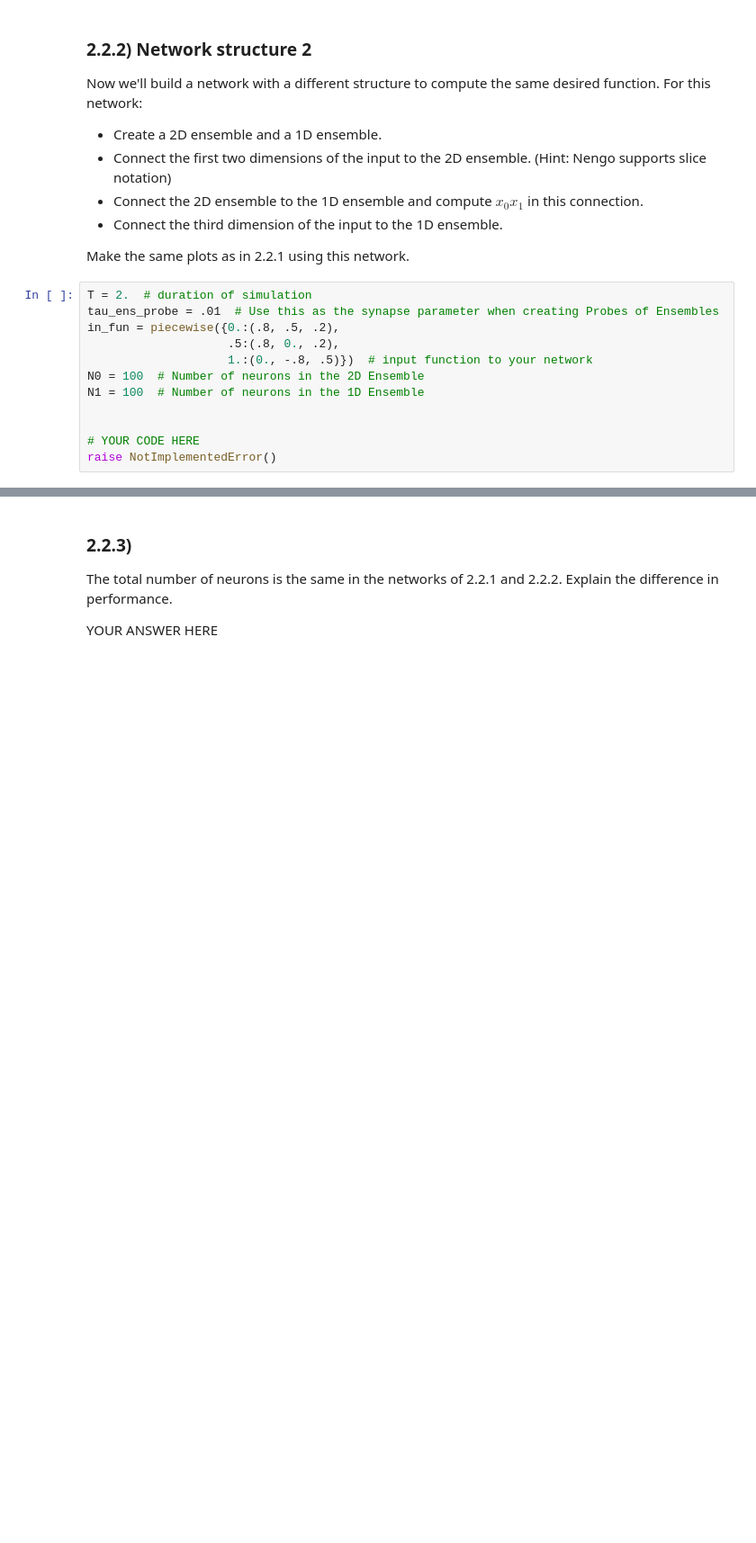
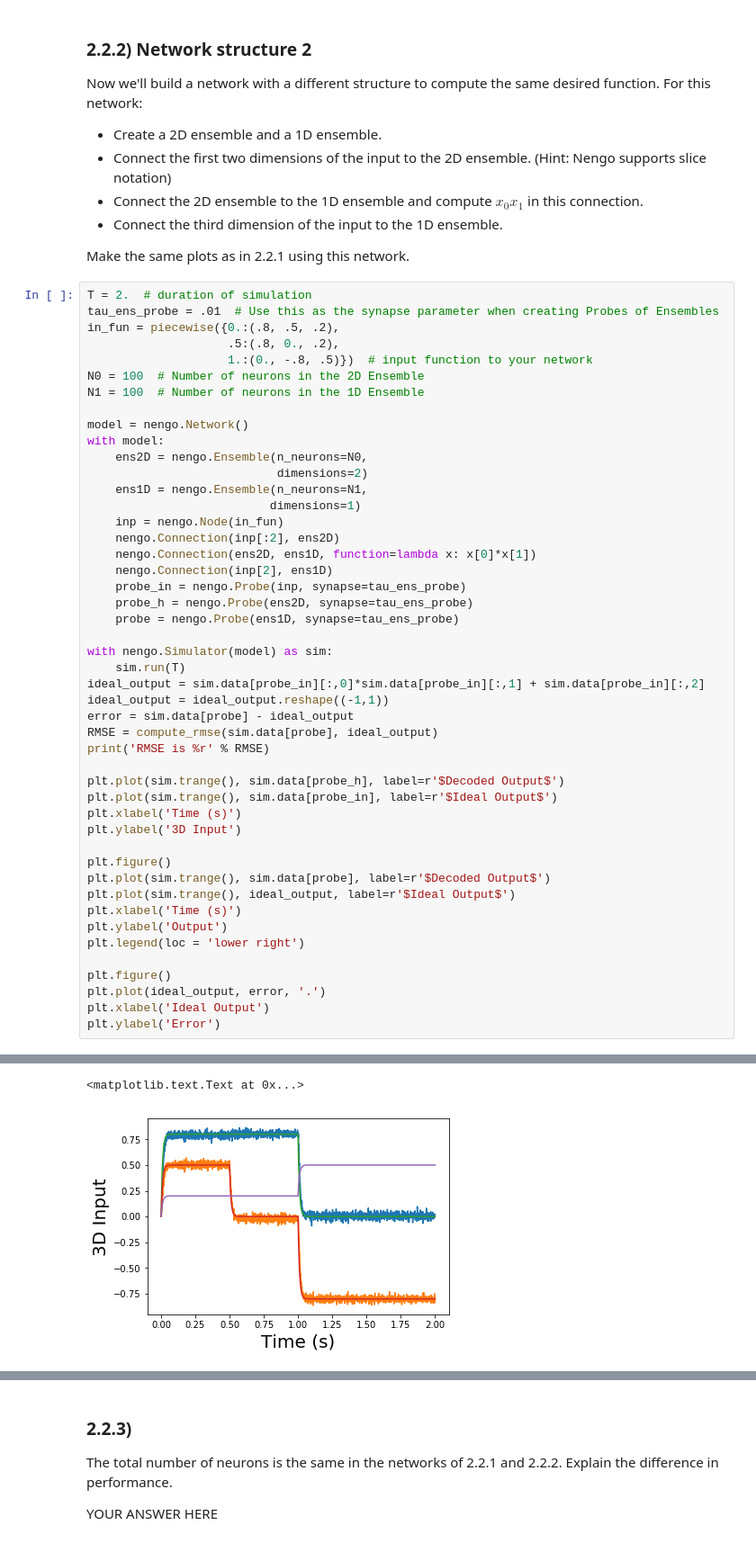
Before and after one commit to Quantumgame/EE207, a Jupyter notebook: Assignments/homework1-1/homework1/problem2.ipynb, the cells around one changed output, grey strips where cells are left out. Shown at 90% size. Saved outputs shown, nothing was run; the diff lists cells and outputs as text; blank space fills up the shorter version.

```diff
--- a/Assignments/homework1-1/homework1/problem2.ipynb
+++ b/Assignments/homework1-1/homework1/problem2.ipynb
@@ -173,15 +276,51 @@ Now we'll build a network with a different structure to compute the same desired
 - Connect the third dimension of the input to the 1D ensemble.
 
 Make the same plots as in 2.2.1 using this network.
-# %%
-T = 2.  # duration of simulation
-tau_ens_probe = .01  # Use this as the synapse parameter when creating Probes of Ensembles
-in_fun = piecewise({0.:(.8, .5, .2),
-                    .5:(.8, 0., .2),
-                    1.:(0., -.8, .5)})  # input function to your network
-N0 = 100  # Number of neurons in the 2D Ensemble
-N1 = 100  # Number of neurons in the 1D Ensemble
-
-
-# YOUR CODE HERE
-raise NotImplementedError()
+# %%
+T = 2.  # duration of simulation
+tau_ens_probe = .01  # Use this as the synapse parameter when creating Probes of Ensembles
+in_fun = piecewise({0.:(.8, .5, .2),
+                    .5:(.8, 0., .2),
+                    1.:(0., -.8, .5)})  # input function to your network
+N0 = 100  # Number of neurons in the 2D Ensemble
+N1 = 100  # Number of neurons in the 1D Ensemble
+
+model = nengo.Network()
+with model:
+    ens2D = nengo.Ensemble(n_neurons=N0,
+                           dimensions=2)
+    ens1D = nengo.Ensemble(n_neurons=N1,
+                          dimensions=1)
+    inp = nengo.Node(in_fun)
+    nengo.Connection(inp[:2], ens2D)
+    nengo.Connection(ens2D, ens1D, function=lambda x: x[0]*x[1])
+    nengo.Connection(inp[2], ens1D)
+    probe_in = nengo.Probe(inp, synapse=tau_ens_probe)
+    probe_h = nengo.Probe(ens2D, synapse=tau_ens_probe)
+    probe = nengo.Probe(ens1D, synapse=tau_ens_probe)
+
+with nengo.Simulator(model) as sim:
+    sim.run(T)
+ideal_output = sim.data[probe_in][:,0]*sim.data[probe_in][:,1] + sim.data[probe_in][:,2]
+ideal_output = ideal_output.reshape((-1,1))
+error = sim.data[probe] - ideal_output
+RMSE = compute_rmse(sim.data[probe], ideal_output)
+print('RMSE is %r' % RMSE)
+
+plt.plot(sim.trange(), sim.data[probe_h], label=r'$Decoded Output$')
+plt.plot(sim.trange(), sim.data[probe_in], label=r'$Ideal Output$')
+plt.xlabel('Time (s)')
+plt.ylabel('3D Input')
+
+plt.figure()
+plt.plot(sim.trange(), sim.data[probe], label=r'$Decoded Output$')
+plt.plot(sim.trange(), ideal_output, label=r'$Ideal Output$')
+plt.xlabel('Time (s)')
+plt.ylabel('Output')
+plt.legend(loc = 'lower right')
+
+plt.figure()
+plt.plot(ideal_output, error, '.')
+plt.xlabel('Ideal Output')
+plt.ylabel('Error')
+# %% [output]
@@ -187,0 +330,2 @@ raise NotImplementedError()
+<matplotlib.text.Text at 0x...>
+[figure, added]
```
Also changed, not shown: parts of 6 cells of this notebook, 2 other files.
